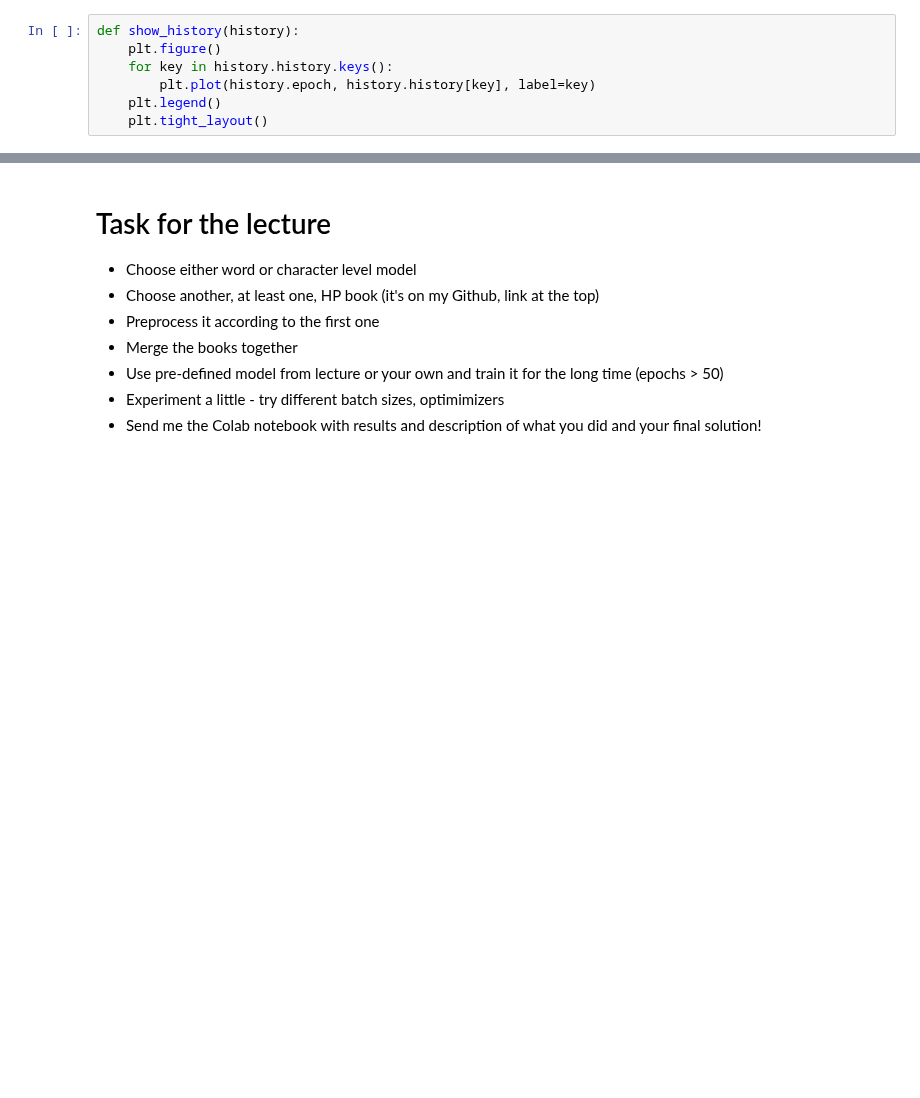
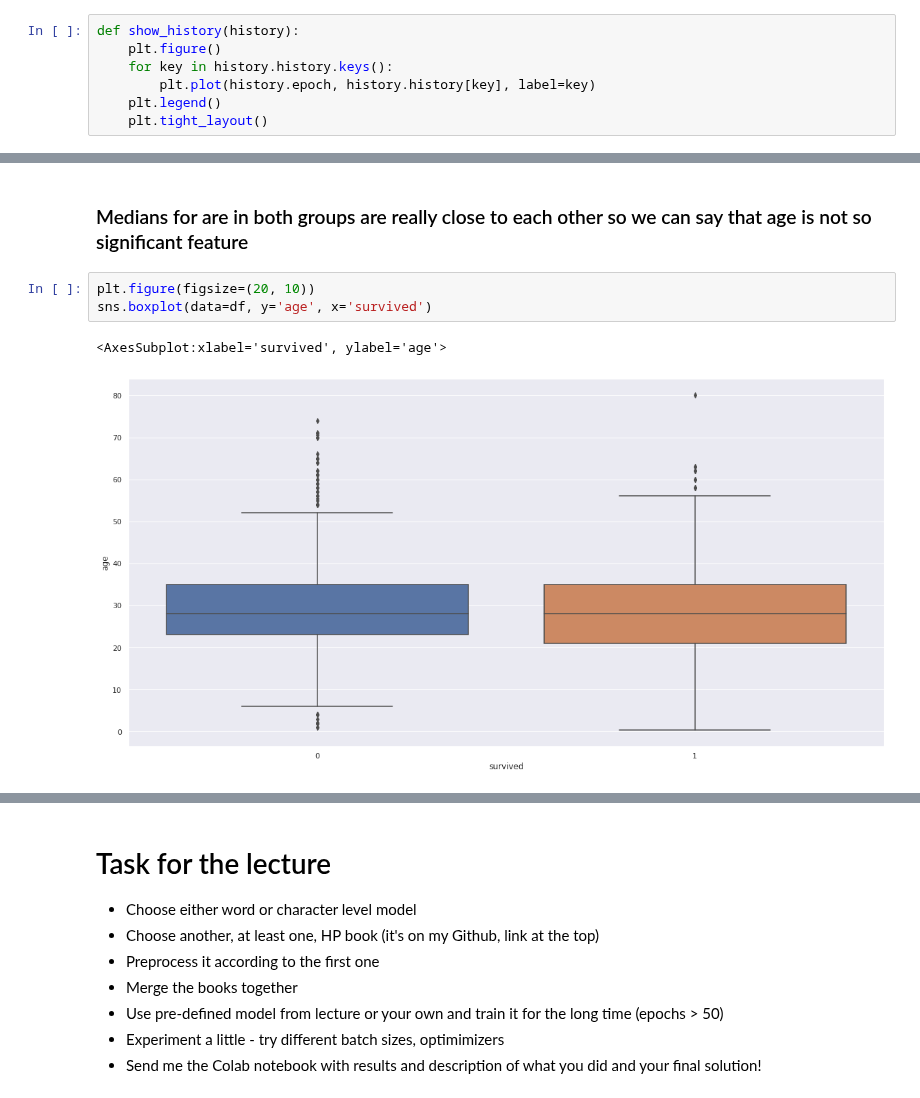
Before and after one commit to vojtechcima/2020-21-ARD, a Jupyter notebook: abd_09.ipynb, the cells around one changed output, grey strips where cells are left out. Saved outputs shown, nothing was run; the diff lists cells and outputs as text; blank space fills up the shorter version.

```diff
--- a/abd_09.ipynb
+++ b/abd_09.ipynb
@@ -476,0 +133,8 @@ for i in range(500):
+# %% [markdown]
+### Medians for are in both groups are really close to each other so we can say that age is not so significant feature
+# %%
+plt.figure(figsize=(20, 10))
+sns.boxplot(data=df, y='age', x='survived')
+# %% [output]
+<AxesSubplot:xlabel='survived', ylabel='age'>
+[figure, added]
```
Also changed, not shown: parts of 174 cells of this notebook.
